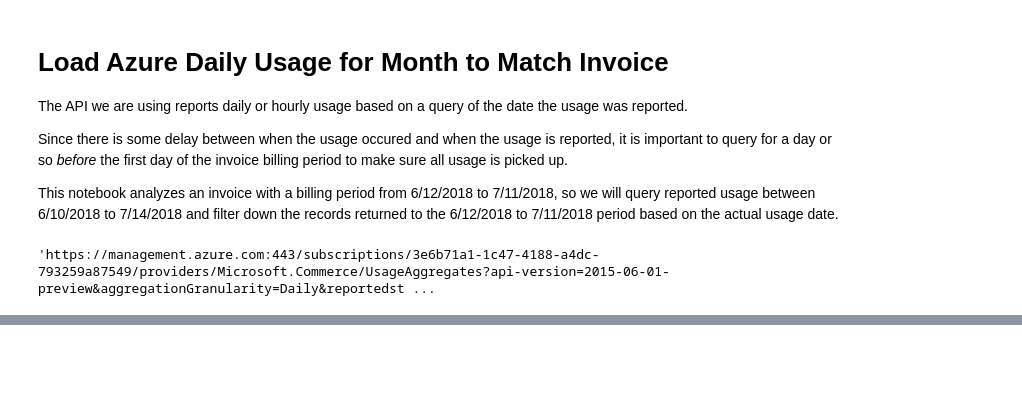
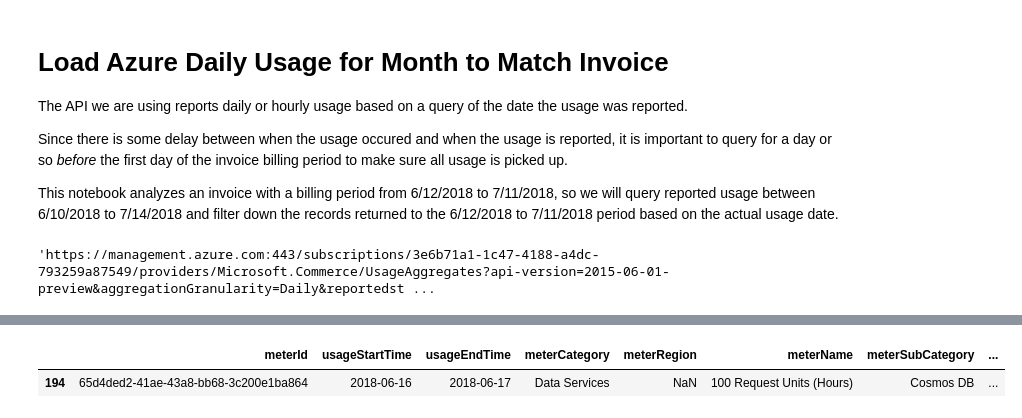
Before and after one commit to louspringer/python-azure-billing-usage, a Jupyter notebook: Load Azure Daily Usage for Month to Match Invoice.ipynb, the cells around one changed output, grey strips where cells are left out. Cells and saved outputs as stored; diff of their text form; code cells hidden in the pictures; blank space fills up the shorter version.

```diff
--- a/Load Azure Daily Usage for Month to Match Invoice.ipynb
+++ b/Load Azure Daily Usage for Month to Match Invoice.ipynb
@@ -146,3 +158,12 @@ array(['2018-06-13T00:00:00.000000000', '2018-06-14T00:00:00.000000000',
 import pickle
 pickle.dump( df_invoice_daily_usage, open( "df_invoice_daily_usage.p", "wb" ) )
 pickle.dump( df_daily_usage_api, open( "df_daily_usage_api.p", "wb" ) )
+# %%
+# 2018-06-16	65d4ded2-41ae-43a8-bb68-3c200e1ba864
+import datetime
+usage_date = pd.Timestamp(datetime.date(2018, 6, 16))
+
+df_daily_usage.loc[(df_daily_usage['meterId'] == '65d4ded2-41ae-43a8-bb68-3c200e1ba864') & (df_daily_usage['usageStartTime'] == usage_date)]
+# %% [output]
+|  | meterId | usageStartTime | usageEndTime | meterCategory | meterRegion | meterName | meterSubCategory | ... |
+| 194 | 65d4ded2-41ae-43a8-bb68-3c200e1ba864 | 2018-06-16 | 2018-06-17 | Data Services | NaN | 100 Request Units (Hours) | Cosmos DB | ... |
```
Also changed, not shown: parts of 8 cells of this notebook, 8 other files.
